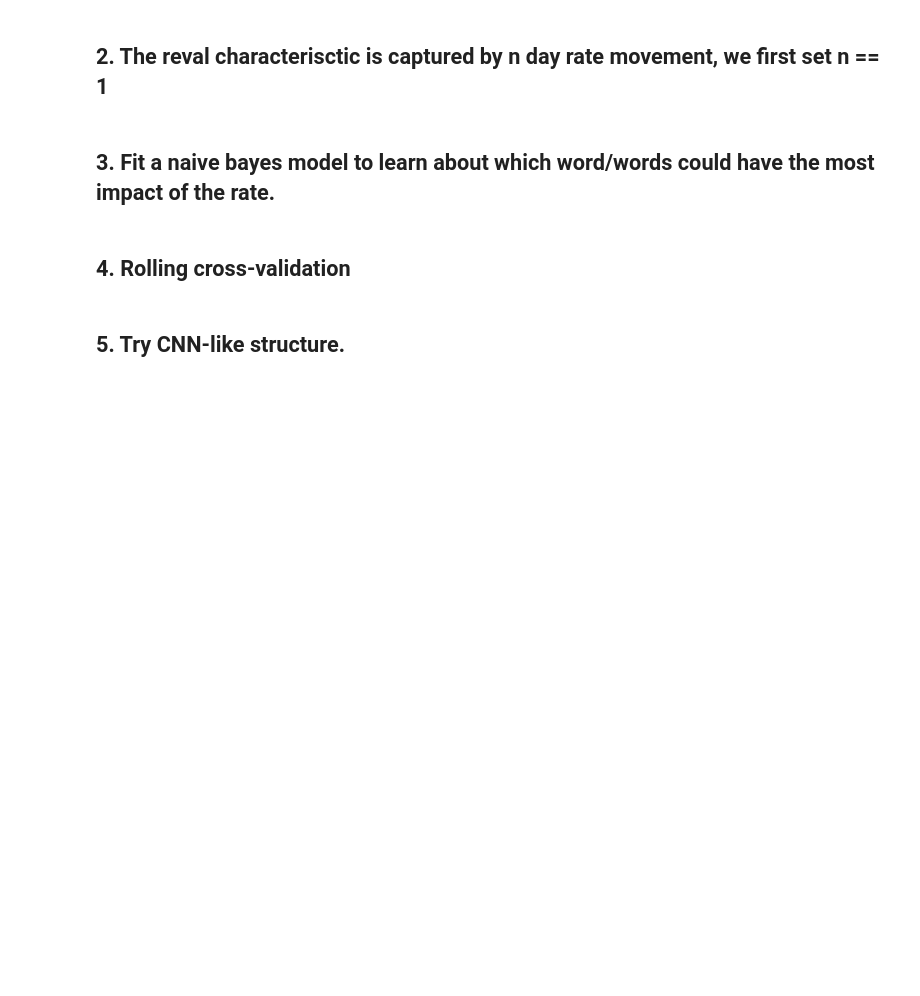
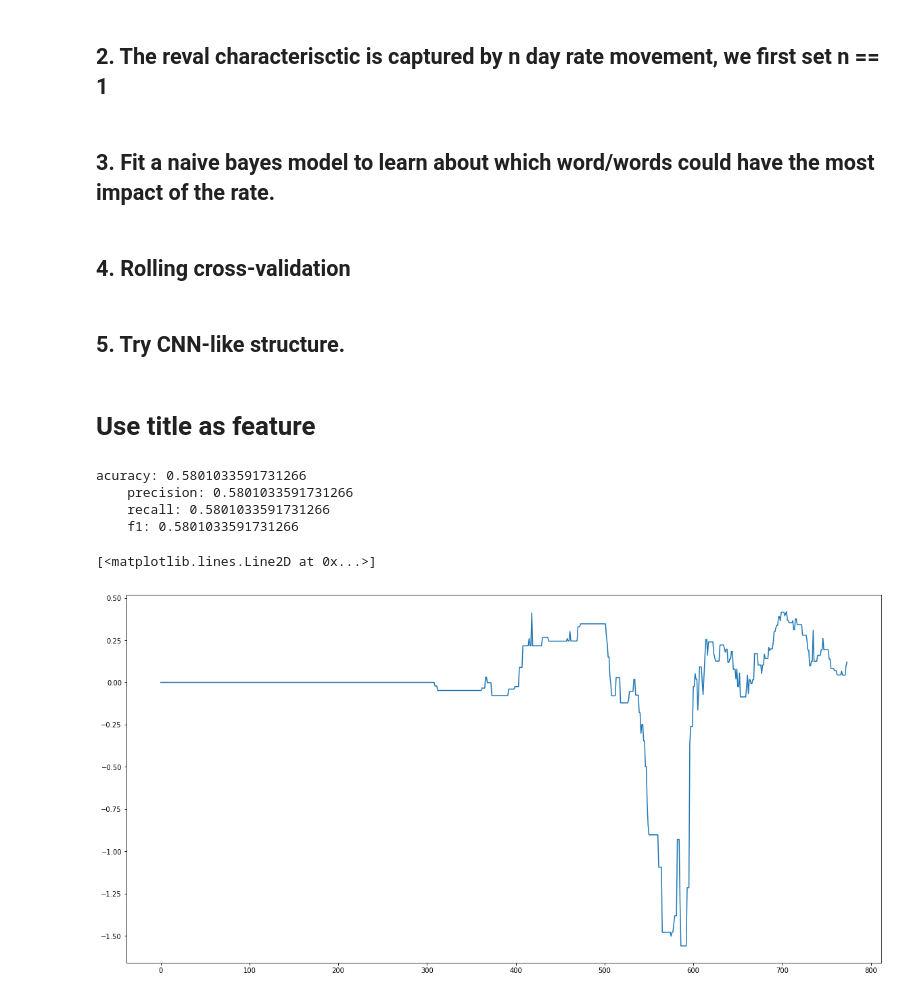
Before and after one commit to hhy845914111/NLP-Project, a Jupyter notebook: data_crawler_fed_speech.ipynb, the cells around one changed output. Drawn from its saved outputs; the diff is of its cells as text; code cells hidden in the pictures; blank space fills up the shorter version.

```diff
--- a/data_crawler_fed_speech.ipynb
+++ b/data_crawler_fed_speech.ipynb
@@ -196,3 +158,23 @@ evaluate(y[700:], y_pred3)
 ## 4. Rolling cross-validation
 # %% [markdown]
 ## 5. Try CNN-like structure.
+# %% [markdown]
+# Use title as feature
+# %%
+X_title_dct = [str2word_bag(itm[0], STOP_CHARS, STOP_WORDS, to_lower=True) for itm in rst_lst]
+# %%
+X_title = pd.DataFrame(X_title_dct).fillna(0)
+# %%
+y_pred8 = rolling_test_single(ExtraTreesClassifier(n_estimators=50, n_jobs=-1), X_title.values, y, 300)
+# %%
+evaluate(y, y_pred8)
+# %% [output]
+acuracy: 0.5801033591731266
+    precision: 0.5801033591731266
+    recall: 0.5801033591731266
+    f1: 0.5801033591731266
+# %%
+plt.plot(np.cumsum(y_raw * y_pred8))
+# %% [output]
+[<matplotlib.lines.Line2D at 0x...>]
+[figure, added]
```
Also changed, not shown: parts of 46 cells of this notebook, 8 other files.
